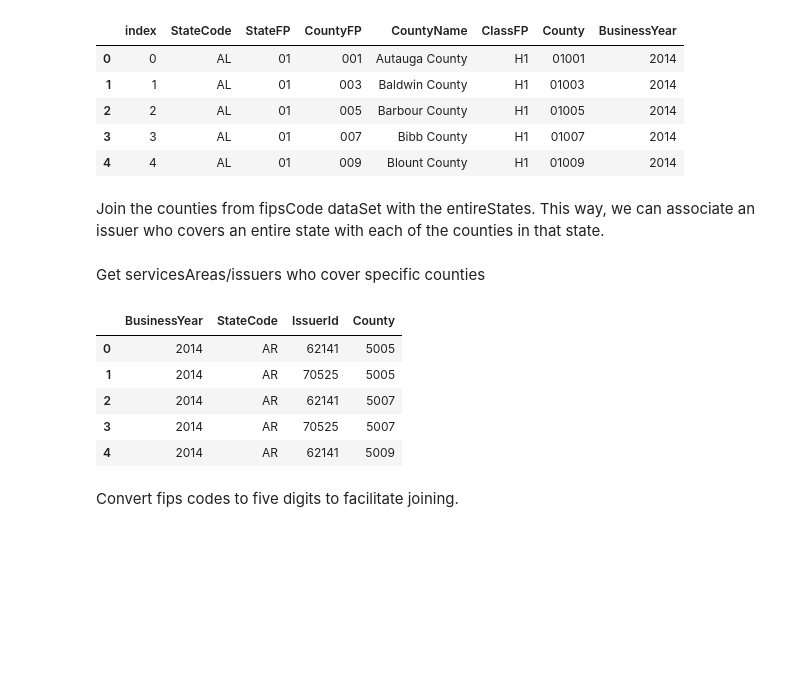
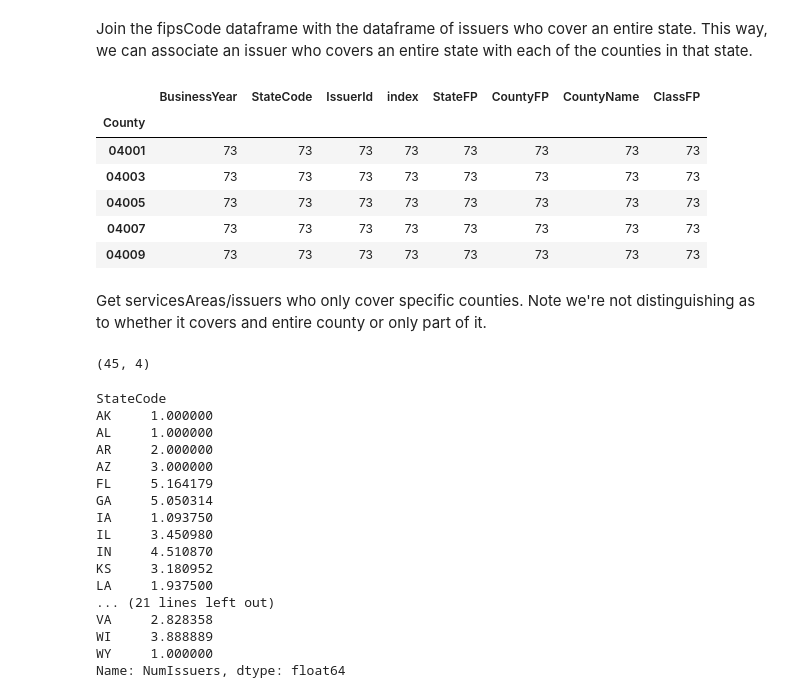
Before and after one commit to ryankresse/aca_marketplaces, a Jupyter notebook: get_options_by_county.ipynb, the cells around one changed output. Drawn from its saved outputs; the diff is of its cells as text; code cells hidden in the pictures; blank space fills up the shorter version.

```diff
--- a/get_options_by_county.ipynb
+++ b/get_options_by_county.ipynb
@@ -54,31 +121,47 @@ for i, year in enumerate([2014,2015,2016,2017]):
-# %%
-fipsCodes.head()
-# %% [output]
-|  | index | StateCode | StateFP | CountyFP | CountyName | ClassFP | County | BusinessYear |
-| 0 | 0 | AL | 01 | 001 | Autauga County | H1 | 01001 | 2014 |
-| 1 | 1 | AL | 01 | 003 | Baldwin County | H1 | 01003 | 2014 |
-| 2 | 2 | AL | 01 | 005 | Barbour County | H1 | 01005 | 2014 |
-| 3 | 3 | AL | 01 | 007 | Bibb County | H1 | 01007 | 2014 |
-| 4 | 4 | AL | 01 | 009 | Blount County | H1 | 01009 | 2014 |
 # %% [markdown]
-Join the counties from fipsCode dataSet with the entireStates. This way, we can associate an issuer who covers an entire state with each of the counties in that state.
+Join the fipsCode dataframe with the dataframe of issuers who cover an entire state. This way, we can associate an issuer who covers an entire state with each of the counties in that state.
 # %%
 entireStateByCounties = entireState.merge(fipsCodes, on=['BusinessYear', 'StateCode'])
+entireStateByCounties[entireStateByCounties.StateCode == "AZ" &].groupby('County').count().head()
+# %% [output]
+|  | BusinessYear | StateCode | IssuerId | index | StateFP | CountyFP | CountyName | ClassFP |
+| County |  |  |  |  |  |  |  |  |
+| 04001 | 73 | 73 | 73 | 73 | 73 | 73 | 73 | 73 |
+| 04003 | 73 | 73 | 73 | 73 | 73 | 73 | 73 | 73 |
+| 04005 | 73 | 73 | 73 | 73 | 73 | 73 | 73 | 73 |
+| 04007 | 73 | 73 | 73 | 73 | 73 | 73 | 73 | 73 |
+| 04009 | 73 | 73 | 73 | 73 | 73 | 73 | 73 | 73 |
-# %% [markdown]
-Get servicesAreas/issuers who cover specific counties
+# %% [markdown]
+Get servicesAreas/issuers who only cover specific counties. Note we're not distinguishing as to whether it covers and entire county or only part of it.
 # %%
 colsToKeep = ['BusinessYear', 'StateCode', 'IssuerId', 'County']
 countyIssuer = (svAreas[(svAreas.County.notnull())]
                .groupby(['BusinessYear','StateCode', 'County', 'IssuerId'])
                .count()
                .reset_index()[colsToKeep])
-countyIssuer.head()
+countyIssuer[(countyIssuer.StateCode == "AZ") & (countyIssuer.BusinessYear == 2015)].shape
 # %% [output]
-|  | BusinessYear | StateCode | IssuerId | County |
-| 0 | 2014 | AR | 62141 | 5005 |
-| 1 | 2014 | AR | 70525 | 5005 |
-| 2 | 2014 | AR | 62141 | 5007 |
-| 3 | 2014 | AR | 70525 | 5007 |
-| 4 | 2014 | AR | 62141 | 5009 |
+(45, 4)
-# %% [markdown]
-Convert fips codes to five digits to facilitate joining.
+# %%
+countyOnly = countyIssuer.groupby(['BusinessYear', 'StateCode', 'County']).agg({'IssuerId': lambda x: x.nunique()}).reset_index()
+countyOnly = countyOnly.rename(columns={'IssuerId': 'NumIssuers'})
+gr = countyOnly.groupby(['BusinessYear', 'StateCode']).NumIssuers.mean()
+gr.loc[2015]
+# %% [output]
+StateCode
+AK     1.000000
+AL     1.000000
+AR     2.000000
+AZ     3.000000
+FL     5.164179
+GA     5.050314
+IA     1.093750
+IL     3.450980
+IN     4.510870
+KS     3.180952
+LA     1.937500
+... (21 lines left out)
+VA     2.828358
+WI     3.888889
+WY     1.000000
+Name: NumIssuers, dtype: float64
```
Also changed, not shown: parts of 28 cells of this notebook, 1 other file.
